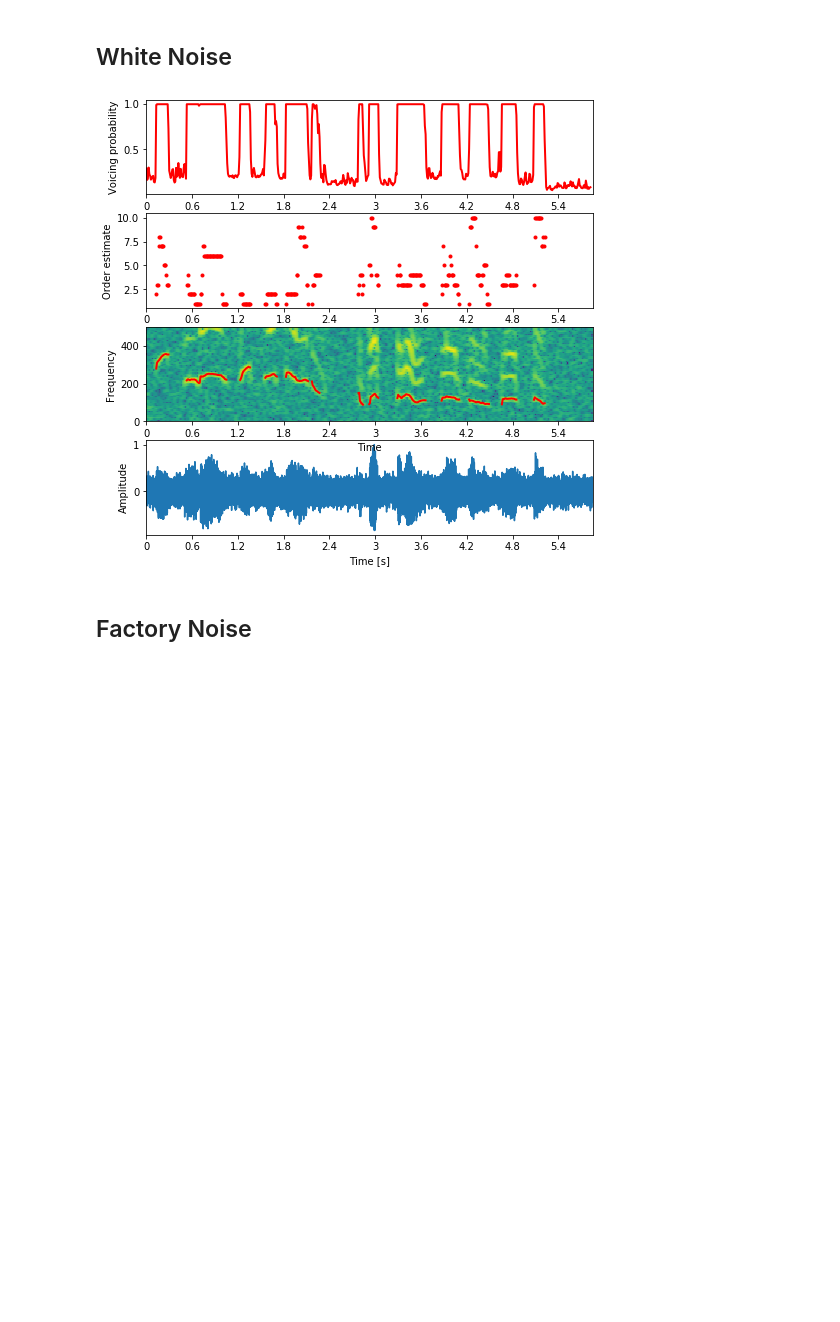
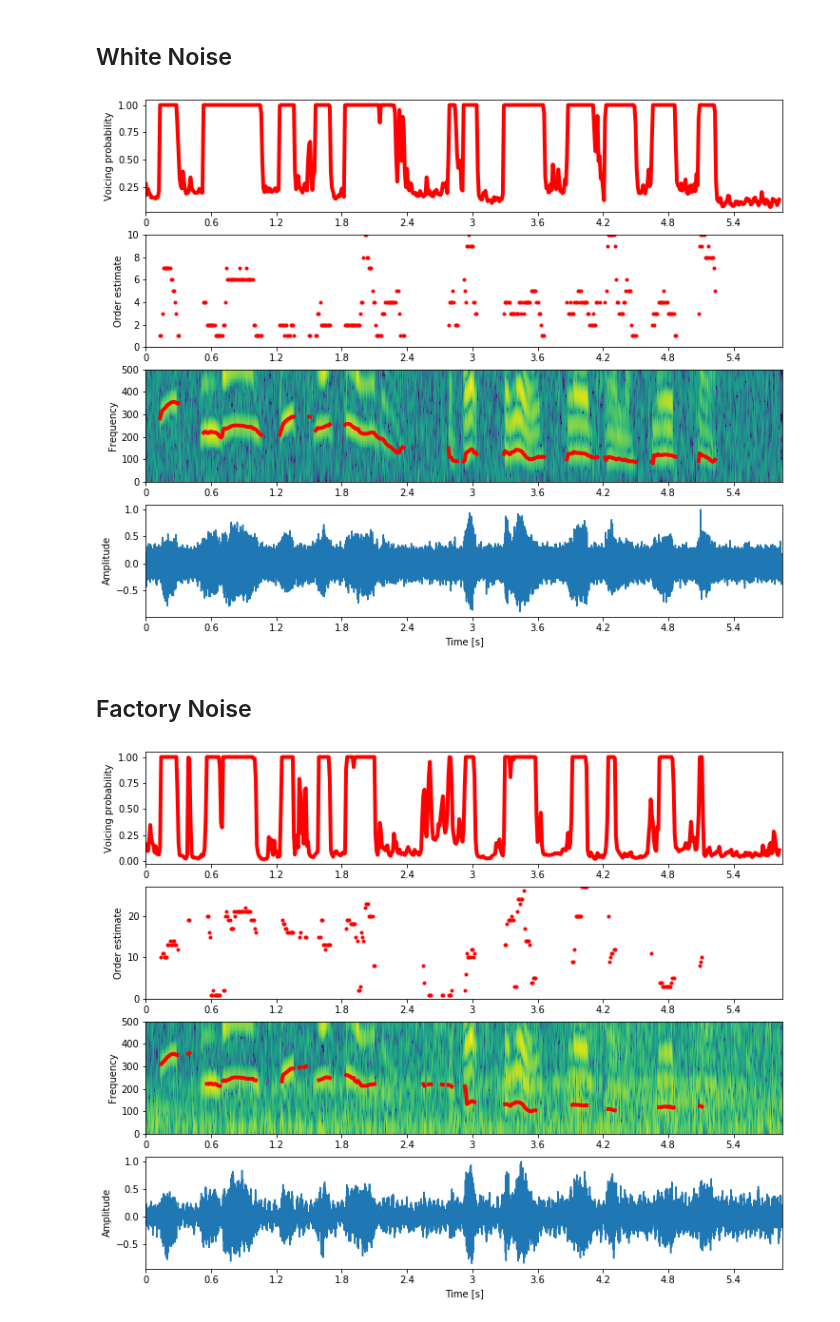
Before and after one commit to yoyololicon/bayesian-pitch-tracking-python, a Jupyter notebook: run_examples.ipynb, the cells around one changed output. Saved outputs shown, nothing was run; the diff lists cells and outputs as text; code cells hidden in the pictures; blank space fills up the shorter version.

```diff
--- a/run_examples.ipynb
+++ b/run_examples.ipynb
@@ -2,6 +2,7 @@
 import librosa
 from librosa.display import specshow
 import numpy as np
+from scipy.io import loadmat
 import matplotlib.pyplot as plt
 
 from bayesian_nls import bayesian_nls
@@ -10,8 +11,10 @@ sr = 16000
 window_size = int(sr * 0.025)
 hop_size = int(sr * 0.01)
 
-cleen_speech, sp_sr = librosa.load('CleanSpeech.wav', sr=None)
-vib_flute, fl_sr = librosa.load('vib_flute.wav', sr=None)
+cleen_speech, _ = librosa.load('fastf0/CleanSpeech.wav', sr=sr)
+vib_flute, _ = librosa.load('fastf0/vib_flute.wav', sr=sr)
+factory_noise = loadmat('fastf0/factoryNoise.mat')['factoryNoise']
+factory_noise = np.squeeze(factory_noise)
 
 def addnoise(sig, input_noise, snr):
     noise = input_noise
@@ -19,13 +22,13 @@ def addnoise(sig, input_noise, snr):
     output_noise = noise_std_var * noise
     return output_noise
 
-def result_display(result, signal):
+def result_display(result, signal, freq_max=500):
     pitch, voicing, order = result[:, 0], result[:, 1], result[:, 2]
     mask = voicing < 0.5
     pitch[mask] = np.nan
     order[mask] = np.nan
 
-    fig = plt.figure(figsize=(8, 8))
+    fig = plt.figure(figsize=(12, 10))
     ax = plt.subplot(4, 1, 4)
     time = np.arange(signal.shape[0]) / sr
     plt.plot(time, signal / np.abs(signal).max())
@@ -33,20 +36,24 @@ def result_display(result, signal):
     plt.xlabel('Time [s]')
     plt.ylabel('Amplitude')
 
-    S = librosa.stft(signal, hop_length=hop_size)
+    S = librosa.stft(signal, win_length=window_size,
+                     hop_length=hop_size)
     S = librosa.amplitude_to_db(np.abs(S), ref=np.max)
+    S = np.maximum(S, S.max() - 60)
 
     plt.subplot(4, 1, 3, sharex=ax)
     specshow(S, y_axis='linear', x_axis='time', sr=sr, hop_length=hop_size, cmap='viridis')
     timeVector = np.arange(result.shape[0]) * hop_size / sr
-    plt.plot(timeVector, pitch, 'r-', linewidth=2)
-    plt.ylim(0, 500)
+    plt.plot(timeVector, pitch, 'r-', linewidth=4)
+    plt.ylim(0, freq_max)
     plt.ylabel('Frequency')
+    plt.xlabel('')
     plt.subplot(4, 1, 2, sharex=ax)
-    plt.plot(timeVector, order, 'r.', linewidth=2)
+    plt.plot(timeVector, order, 'r.', linewidth=4)
+    plt.ylim(0, np.nanmax(order))
     plt.ylabel('Order estimate')
     plt.subplot(4, 1, 1, sharex=ax)
-    plt.plot(timeVector, voicing, 'r-', linewidth=2)
+    plt.plot(timeVector, voicing, 'r-', linewidth=4)
     plt.ylabel('Voicing probability')
     plt.show()
 # %% [markdown]
@@ -60,6 +67,6 @@ noisy_signal = cleen_speech + addnoise(cleen_speech,
 result = bayesian_nls(noisy_signal, sr, window_size, hop_size, max_order=10)
 result_display(result, noisy_signal)
 # %% [output]
-[figure, old version]
+[figure, new version]
 # %% [markdown]
 ## Factory Noise
@@ -101,0 +73,12 @@ plt.show()
+# %%
+randstart = np.random.randint(0, len(factory_noise) - len(cleen_speech) - 100)
+noise_seg = factory_noise[randstart:randstart + len(cleen_speech)]
+noisy_signal = cleen_speech + addnoise(cleen_speech,
+                                       noise_seg,
+                                       SNR)
+
+result = bayesian_nls(noisy_signal, sr, window_size, hop_size,
+                      max_order=30, prew=True)
+result_display(result, noisy_signal)
+# %% [output]
+[figure, added]
```
Also changed, not shown: parts of 7 cells of this notebook, 1 other file.
